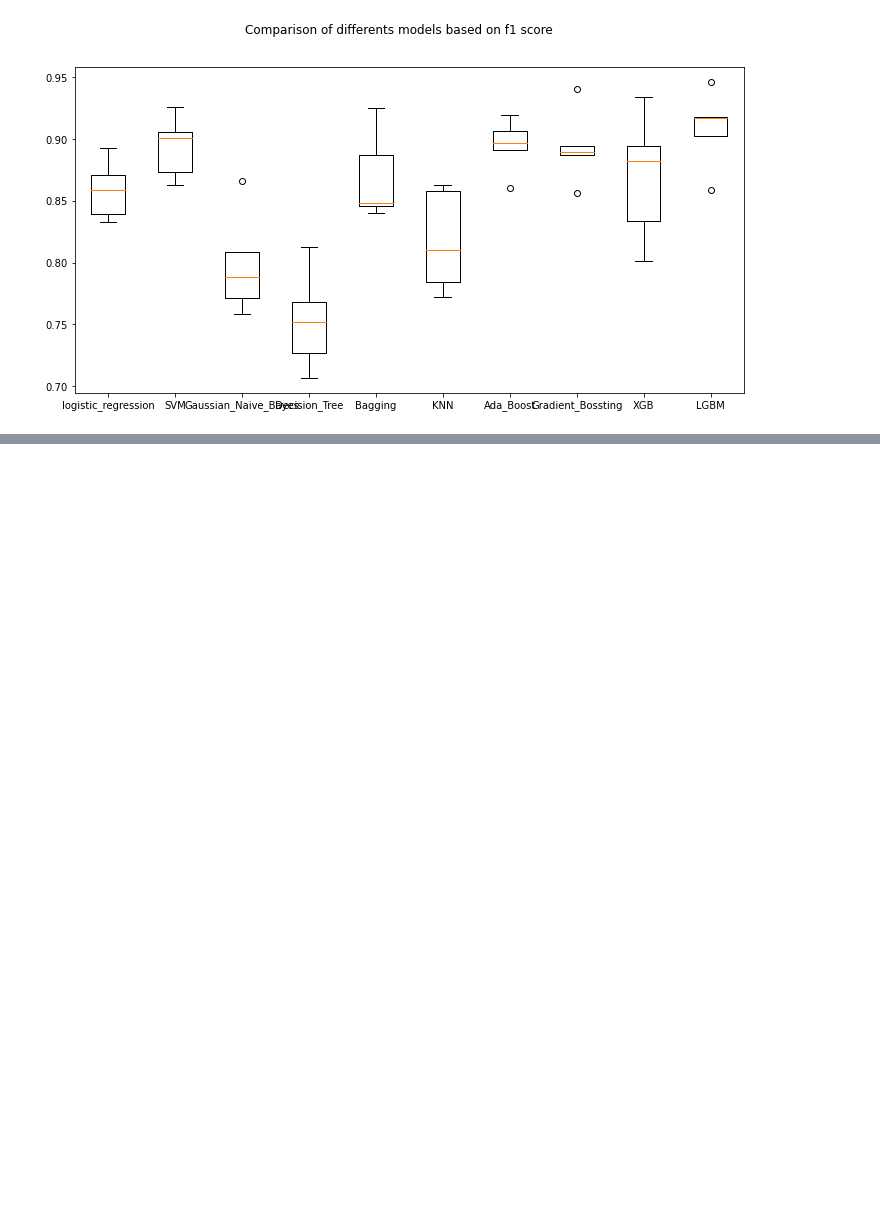
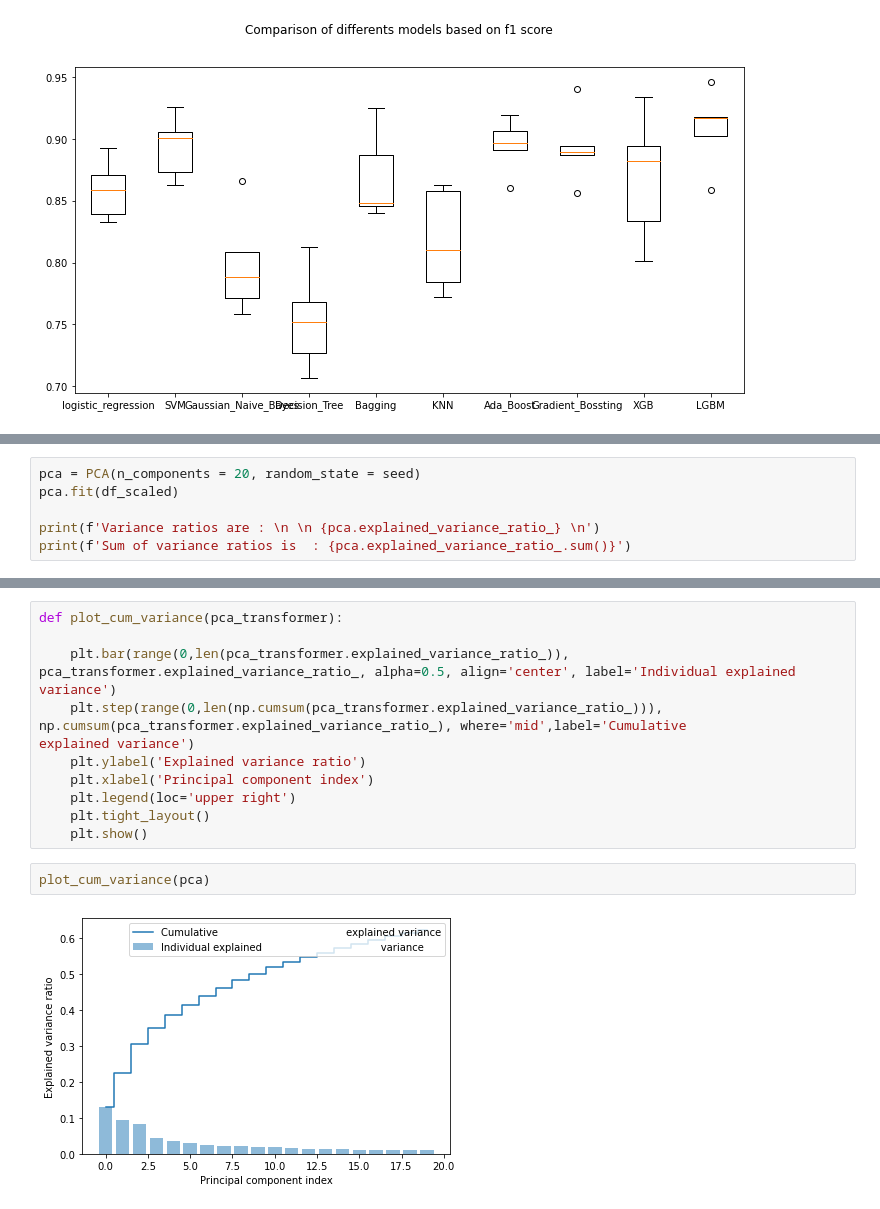
Before and after one commit to sebgra/Parkinsons_Disease_Classification, a Jupyter notebook: Parkinson.ipynb, the cells around one changed output, grey strips where cells are left out. Saved outputs shown, nothing was run; the diff lists cells and outputs as text; blank space fills up the shorter version.

```diff
--- a/Parkinson.ipynb
+++ b/Parkinson.ipynb
@@ -798,0 +800,6 @@ plt.show()
+# %%
+pca = PCA(n_components = 20, random_state = seed)
+pca.fit(df_scaled)
+
+print(f'Variance ratios are : \n \n {pca.explained_variance_ratio_} \n')
+print(f'Sum of variance ratios is  : {pca.explained_variance_ratio_.sum()}')
@@ -798,0 +815,14 @@ plt.show()
+# %%
+def plot_cum_variance(pca_transformer):
+
+    plt.bar(range(0,len(pca_transformer.explained_variance_ratio_)), pca_transformer.explained_variance_ratio_, alpha=0.5, align='center', label='Individual explained                                      variance')
+    plt.step(range(0,len(np.cumsum(pca_transformer.explained_variance_ratio_))), np.cumsum(pca_transformer.explained_variance_ratio_), where='mid',label='Cumulative                                         explained variance')
+    plt.ylabel('Explained variance ratio')
+    plt.xlabel('Principal component index')
+    plt.legend(loc='upper right')
+    plt.tight_layout()
+    plt.show()
+# %%
+plot_cum_variance(pca)
+# %% [output]
+[figure, added]
```
Also changed, not shown: parts of 45 cells of this notebook, 10 other files.
